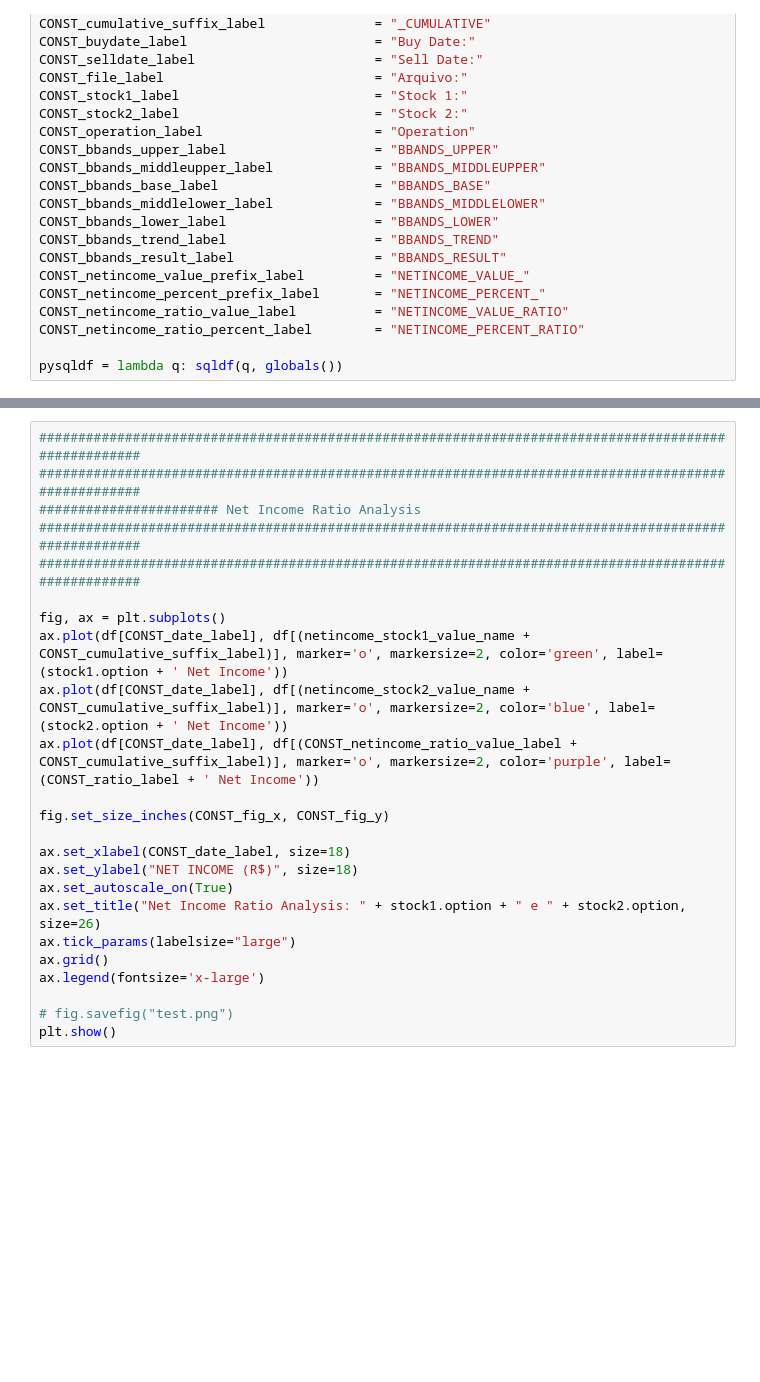
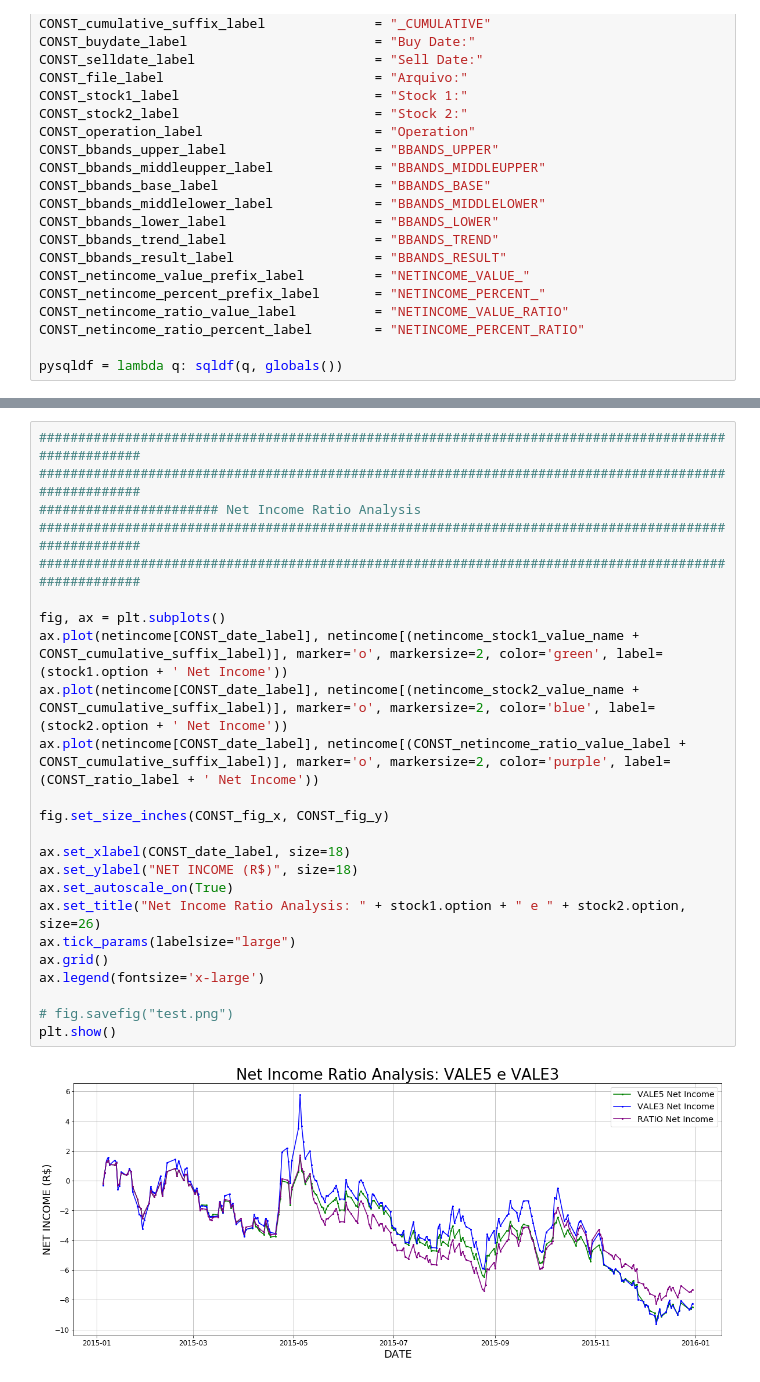
Before and after one commit to candreoliveira/bovespa, a Jupyter notebook: notebooks/Ratio Analysis.ipynb, the cells around one changed output, grey strips where cells are left out. Drawn from its saved outputs; the diff is of its cells as text; blank space fills up the shorter version.

```diff
--- a/notebooks/Ratio Analysis.ipynb
+++ b/notebooks/Ratio Analysis.ipynb
@@ -468,27 +424,29 @@ plt.show()
 # %%
 #####################################################################################################
 #####################################################################################################
 ####################### Net Income Ratio Analysis
 #####################################################################################################
 #####################################################################################################
 
 fig, ax = plt.subplots()
-ax.plot(df[CONST_date_label], df[(netincome_stock1_value_name + CONST_cumulative_suffix_label)], marker='o', markersize=2, color='green', label=(stock1.option + ' Net Income'))
-ax.plot(df[CONST_date_label], df[(netincome_stock2_value_name + CONST_cumulative_suffix_label)], marker='o', markersize=2, color='blue', label=(stock2.option + ' Net Income'))
-ax.plot(df[CONST_date_label], df[(CONST_netincome_ratio_value_label + CONST_cumulative_suffix_label)], marker='o', markersize=2, color='purple', label=(CONST_ratio_label + ' Net Income'))
+ax.plot(netincome[CONST_date_label], netincome[(netincome_stock1_value_name + CONST_cumulative_suffix_label)], marker='o', markersize=2, color='green', label=(stock1.option + ' Net Income'))
+ax.plot(netincome[CONST_date_label], netincome[(netincome_stock2_value_name + CONST_cumulative_suffix_label)], marker='o', markersize=2, color='blue', label=(stock2.option + ' Net Income'))
+ax.plot(netincome[CONST_date_label], netincome[(CONST_netincome_ratio_value_label + CONST_cumulative_suffix_label)], marker='o', markersize=2, color='purple', label=(CONST_ratio_label + ' Net Income'))
 
 fig.set_size_inches(CONST_fig_x, CONST_fig_y)
 
 ax.set_xlabel(CONST_date_label, size=18)
 ax.set_ylabel("NET INCOME (R$)", size=18)
 ax.set_autoscale_on(True)
 ax.set_title("Net Income Ratio Analysis: " + stock1.option + " e " + stock2.option, size=26)
 ax.tick_params(labelsize="large")
 ax.grid()
 ax.legend(fontsize='x-large')
 
 # fig.savefig("test.png")
 plt.show()
+# %% [output]
+[figure, added]
 # %%
 #####################################################################################################
 #####################################################################################################
```
Also changed, not shown: parts of 12 cells of this notebook.
